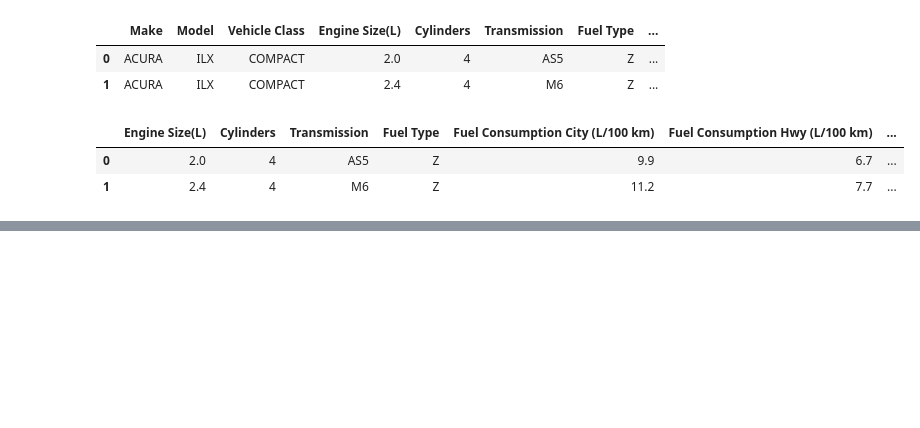
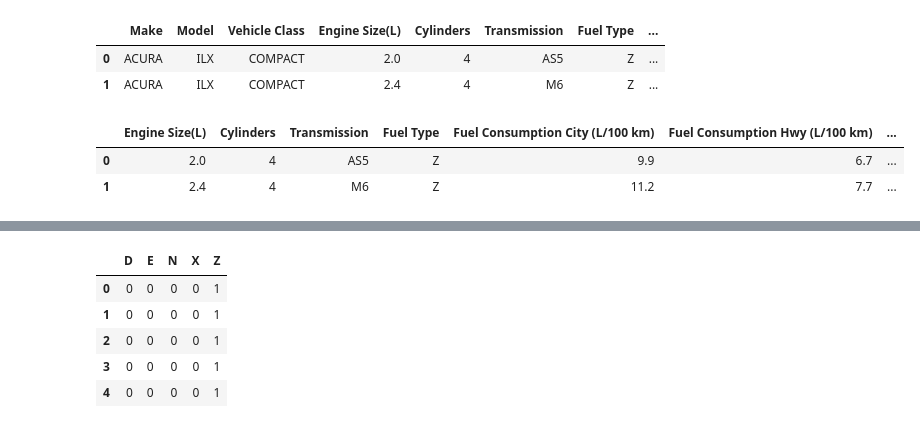
Before and after one commit to Gabecodex/Cars_Emisions_Canada, a Jupyter notebook: notebook.ipynb, the cells around one changed output, grey strips where cells are left out. Cells and saved outputs as stored; diff of their text form; code cells hidden in the pictures; blank space fills up the shorter version.

```diff
--- a/notebook.ipynb
+++ b/notebook.ipynb
@@ -121,0 +109,10 @@ X[0:5]
+# %%
+Fuel_Type = pd.get_dummies(cdf['Fuel Type'])
+Fuel_Type.head(5)
+# %% [output]
+|  | D | E | N | X | Z |
+| 0 | 0 | 0 | 0 | 0 | 1 |
+| 1 | 0 | 0 | 0 | 0 | 1 |
+| 2 | 0 | 0 | 0 | 0 | 1 |
+| 3 | 0 | 0 | 0 | 0 | 1 |
+| 4 | 0 | 0 | 0 | 0 | 1 |
```
Also changed, not shown: parts of 11 cells of this notebook.
